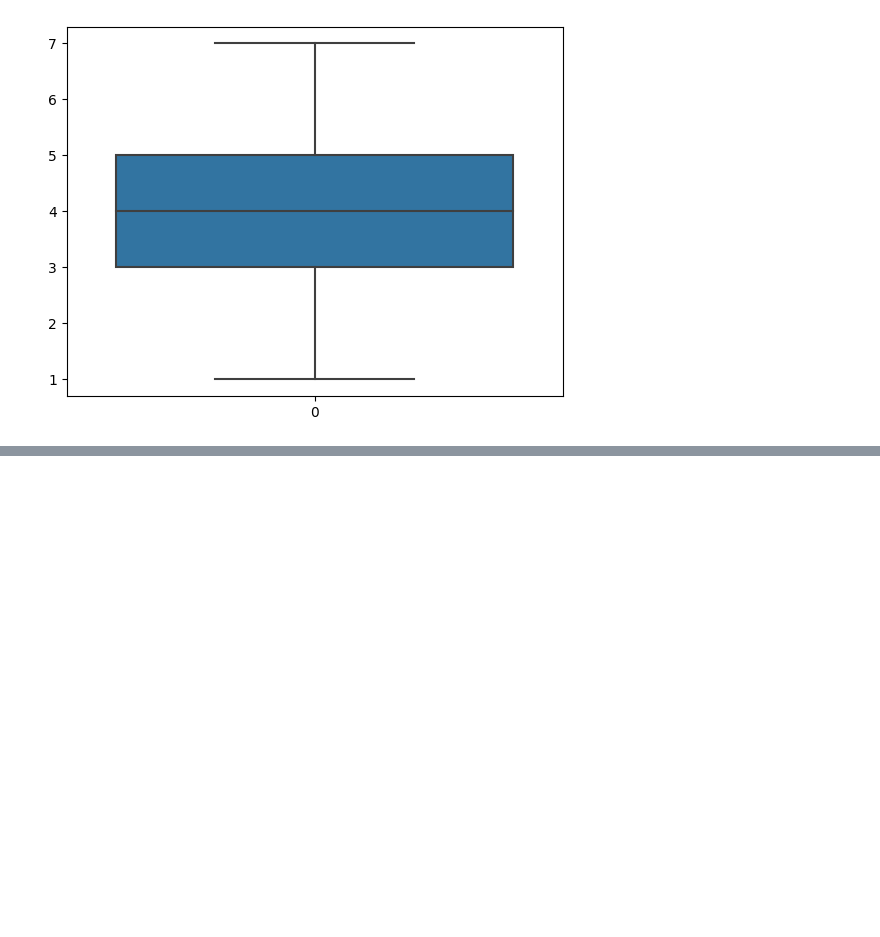
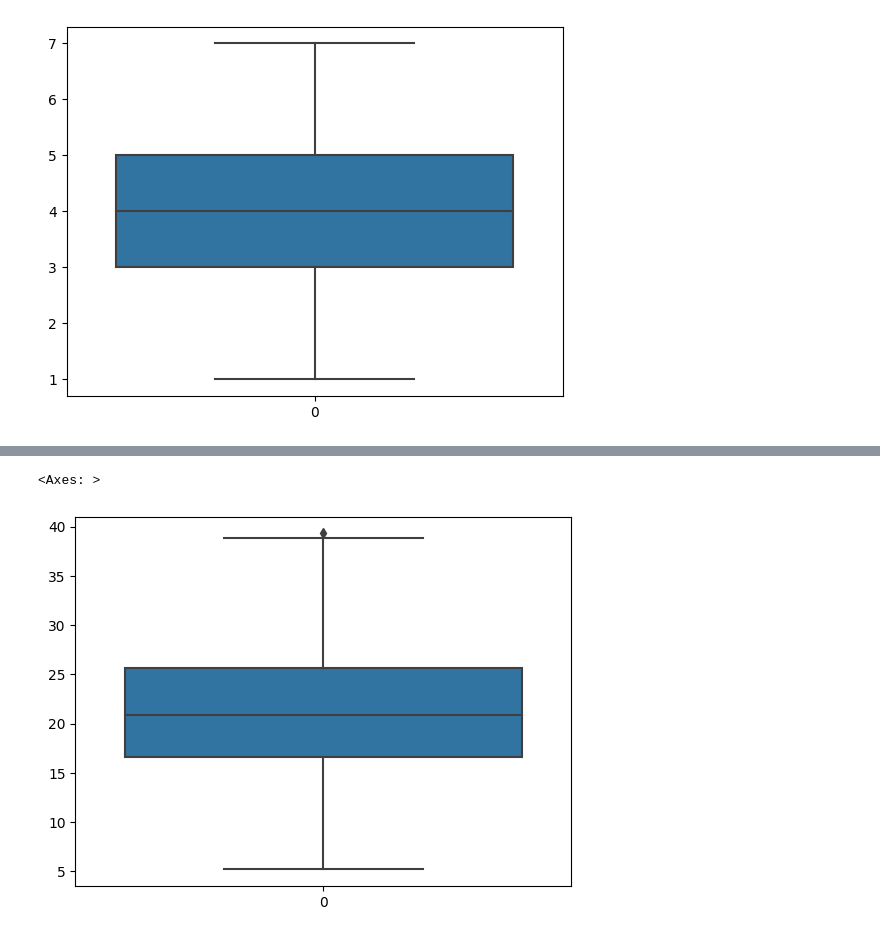
Before and after one commit to ShashankMysolla/ORES-assignment, a Jupyter notebook: Week10assignment_ORES.ipynb, the cells around one changed output, grey strips where cells are left out. Saved outputs shown, nothing was run; the diff lists cells and outputs as text; code cells hidden in the pictures; blank space fills up the shorter version.

```diff
--- a/Week10assignment_ORES.ipynb
+++ b/Week10assignment_ORES.ipynb
@@ -292,3 +335,8 @@ sns.boxplot(new_data['CI_Max_Unhealthy_Days'])
+# %%
+sns.boxplot(new_data['CI_Max_Health_Status'])
+# %% [output]
+<Axes: >
+[figure, added]
 # %%
 new_data
 # %% [output]
```
Also changed, not shown: parts of 15 cells of this notebook.
